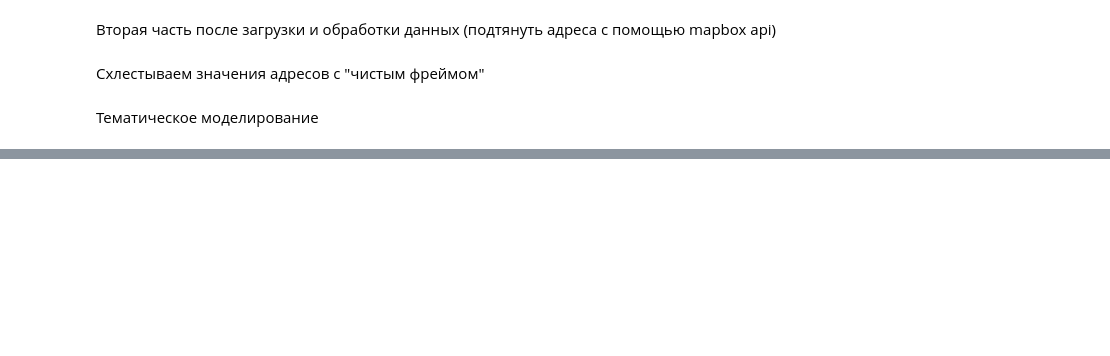
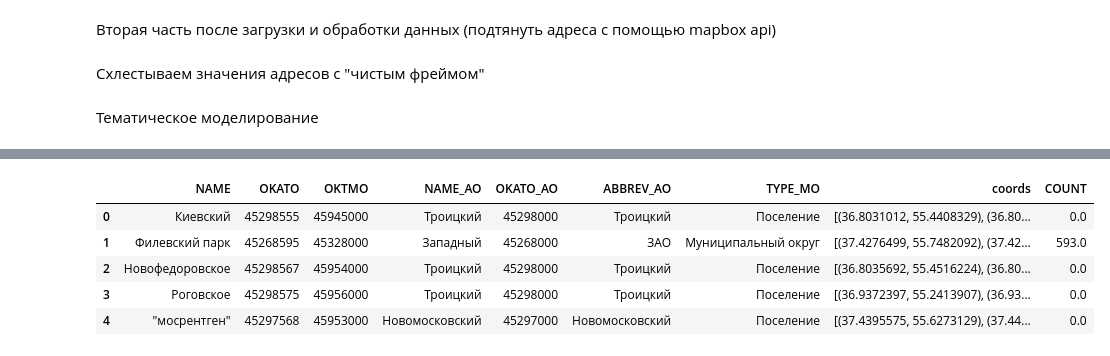
Before and after one commit to BroVadim/DSC13, a Jupyter notebook: dsc.ipynb, the cells around one changed output, grey strips where cells are left out. Drawn from its saved outputs; the diff is of its cells as text; code cells hidden in the pictures; blank space fills up the shorter version.

```diff
--- a/dsc.ipynb
+++ b/dsc.ipynb
@@ -167,0 +233,20 @@ LDAvis_prepared
+# %%
+ressss['NAME'] = ressss['Округ'].apply(lambda x: x.capitalize())
+# %%
+districts_values = ressss['NAME'].value_counts().to_frame()
+df_districts_counts = pd.DataFrame(districts_values)
+df_districts_counts = df_districts_counts.reset_index()
+df_districts_counts.columns = ['NAME','COUNT']
+# %%
+rez = pd.merge(df,df_districts_counts, on='NAME', how='left')
+# %%
+rez[['COUNT']] = rez[['COUNT']].fillna(value=0)
+# %%
+rez.head()
+# %% [output]
+|  | NAME | OKATO | OKTMO | NAME_AO | OKATO_AO | ABBREV_AO | TYPE_MO | coords | COUNT |
+| 0 | Киевский | 45298555 | 45945000 | Троицкий | 45298000 | Троицкий | Поселение | [(36.8031012, 55.4408329), (36.80... | 0.0 |
+| 1 | Филевский парк | 45268595 | 45328000 | Западный | 45268000 | ЗАО | Муниципальный округ | [(37.4276499, 55.7482092), (37.42... | 593.0 |
+| 2 | Новофедоровское | 45298567 | 45954000 | Троицкий | 45298000 | Троицкий | Поселение | [(36.8035692, 55.4516224), (36.80... | 0.0 |
+| 3 | Роговское | 45298575 | 45956000 | Троицкий | 45298000 | Троицкий | Поселение | [(36.9372397, 55.2413907), (36.93... | 0.0 |
+| 4 | "мосрентген" | 45297568 | 45953000 | Новомосковский | 45297000 | Новомосковский | Поселение | [(37.4395575, 55.6273129), (37.44... | 0.0 |
```
Also changed, not shown: parts of 37 cells of this notebook, 1 other file.
